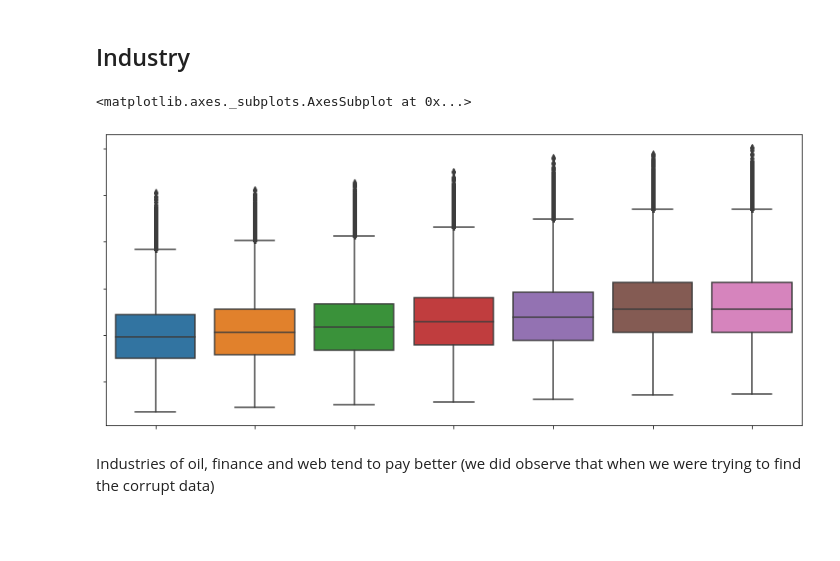
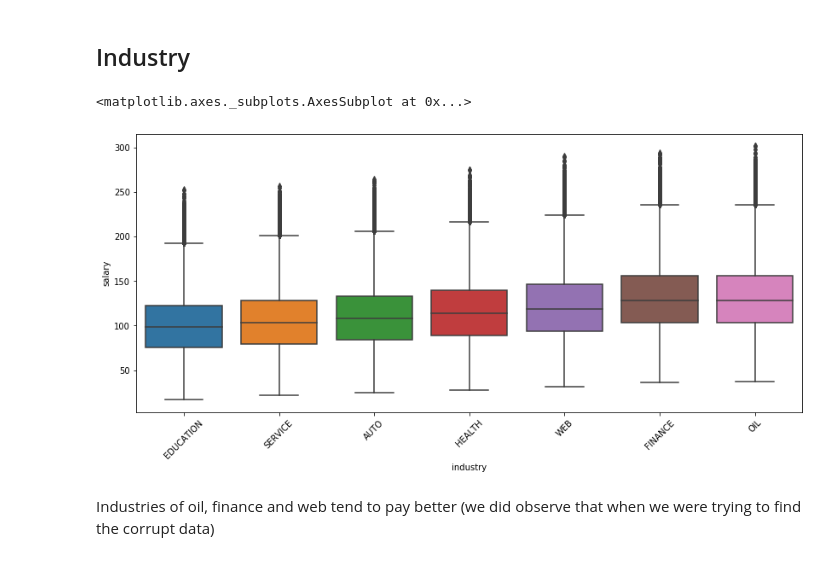
Before and after one commit to saidmrad/salarypredictionportfolio, a Jupyter notebook: salary_prediciton_notebook.ipynb, the cells around one changed output. Drawn from its saved outputs; the diff is of its cells as text; code cells hidden in the pictures; blank space fills up the shorter version.

```diff
--- a/salary_prediciton_notebook.ipynb
+++ b/salary_prediciton_notebook.ipynb
@@ -802,14 +802,15 @@ A large F test score showing a strong correlation and a P value of 0 implying al
 # %%
 #industry
 plt.figure(figsize = (14, 6))
 mean = df_train.groupby('industry')['salary'].mean()
 df_train['industry'] = df_train['industry'].astype('category')
 levels = mean.sort_values().index.tolist()
 df_train['industry'].cat.reorder_categories(levels, inplace=True)
+plt.xticks(rotation=45)
 sns.boxplot(x = 'industry', y = 'salary', data=df_train)
 # %% [output]
 <matplotlib.axes._subplots.AxesSubplot at 0x...>
-[figure, old version]
+[figure, new version]
 # %% [markdown]
 Industries of oil, finance and web tend to pay better (we did observe that when we were trying to find the corrupt data)
 # %%
```
Also changed, not shown: parts of 25 cells of this notebook.
